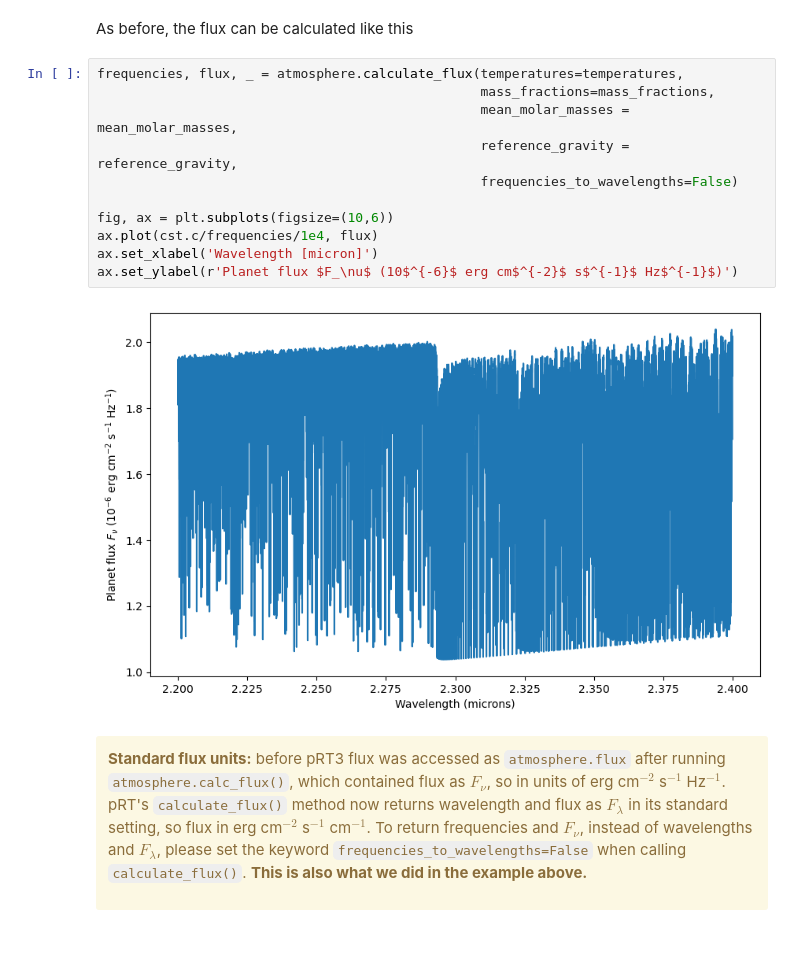
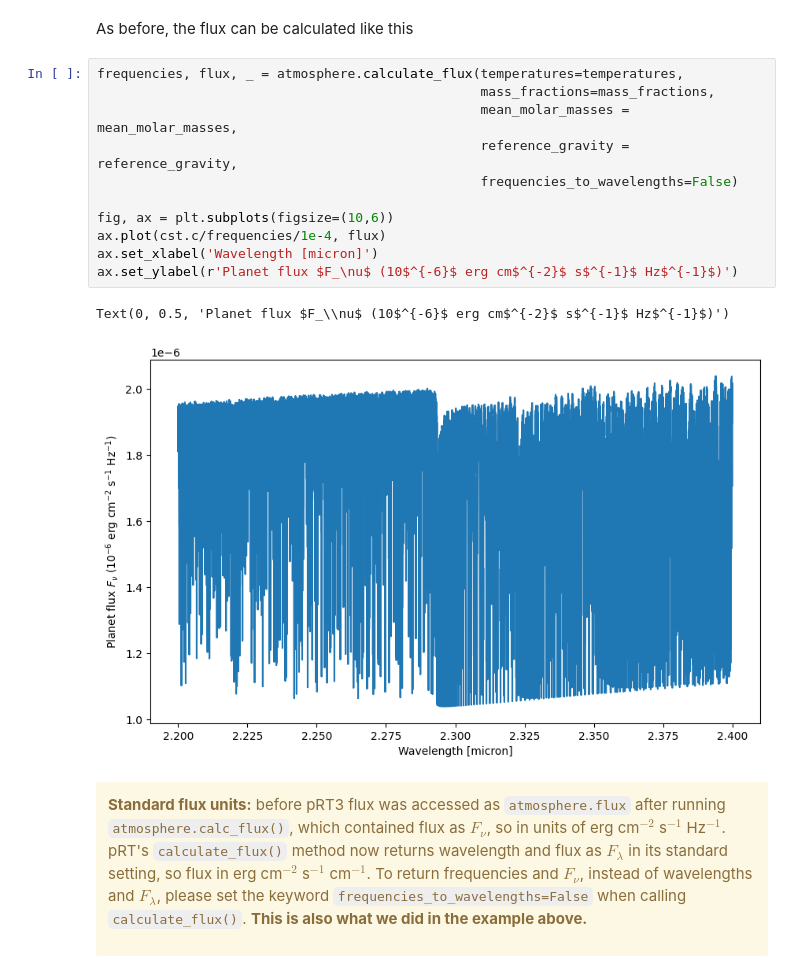
Before and after one commit to wbalmer/petitRADTRANS, a Jupyter notebook: docs/content/notebooks/high_resolution_spectra.ipynb, the cells around one changed output. Drawn from its saved outputs; the diff is of its cells as text; blank space fills up the shorter version.

```diff
--- a/docs/content/notebooks/high_resolution_spectra.ipynb
+++ b/docs/content/notebooks/high_resolution_spectra.ipynb
@@ -112,16 +103,17 @@ As before, the flux can be calculated like this
 # %%
 frequencies, flux, _ = atmosphere.calculate_flux(temperatures=temperatures,
                                                  mass_fractions=mass_fractions,
                                                  mean_molar_masses = mean_molar_masses,
                                                  reference_gravity = reference_gravity,
                                                  frequencies_to_wavelengths=False)
 
 fig, ax = plt.subplots(figsize=(10,6))
-ax.plot(cst.c/frequencies/1e4, flux)
+ax.plot(cst.c/frequencies/1e-4, flux)
 ax.set_xlabel('Wavelength [micron]')
 ax.set_ylabel(r'Planet flux $F_\nu$ (10$^{-6}$ erg cm$^{-2}$ s$^{-1}$ Hz$^{-1}$)')
 # %% [output]
+Text(0, 0.5, 'Planet flux $F_\\nu$ (10$^{-6}$ erg cm$^{-2}$ s$^{-1}$ Hz$^{-1}$)')
-[figure, old version]
+[figure, new version]
 # %% [markdown]
 <div class="alert alert-warning">
 
```
Also changed, not shown: parts of 4 cells of this notebook, 1 other file.
